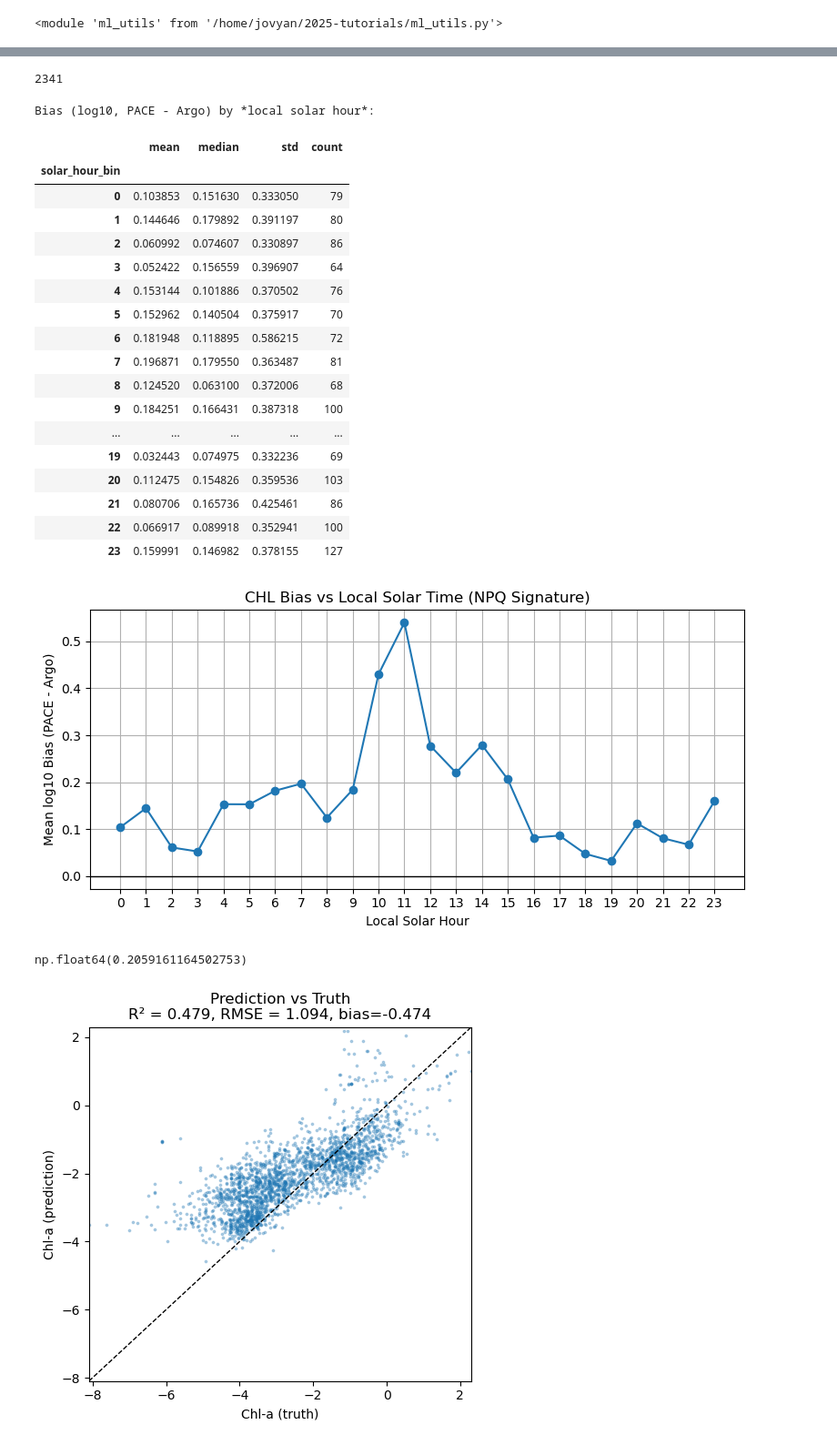
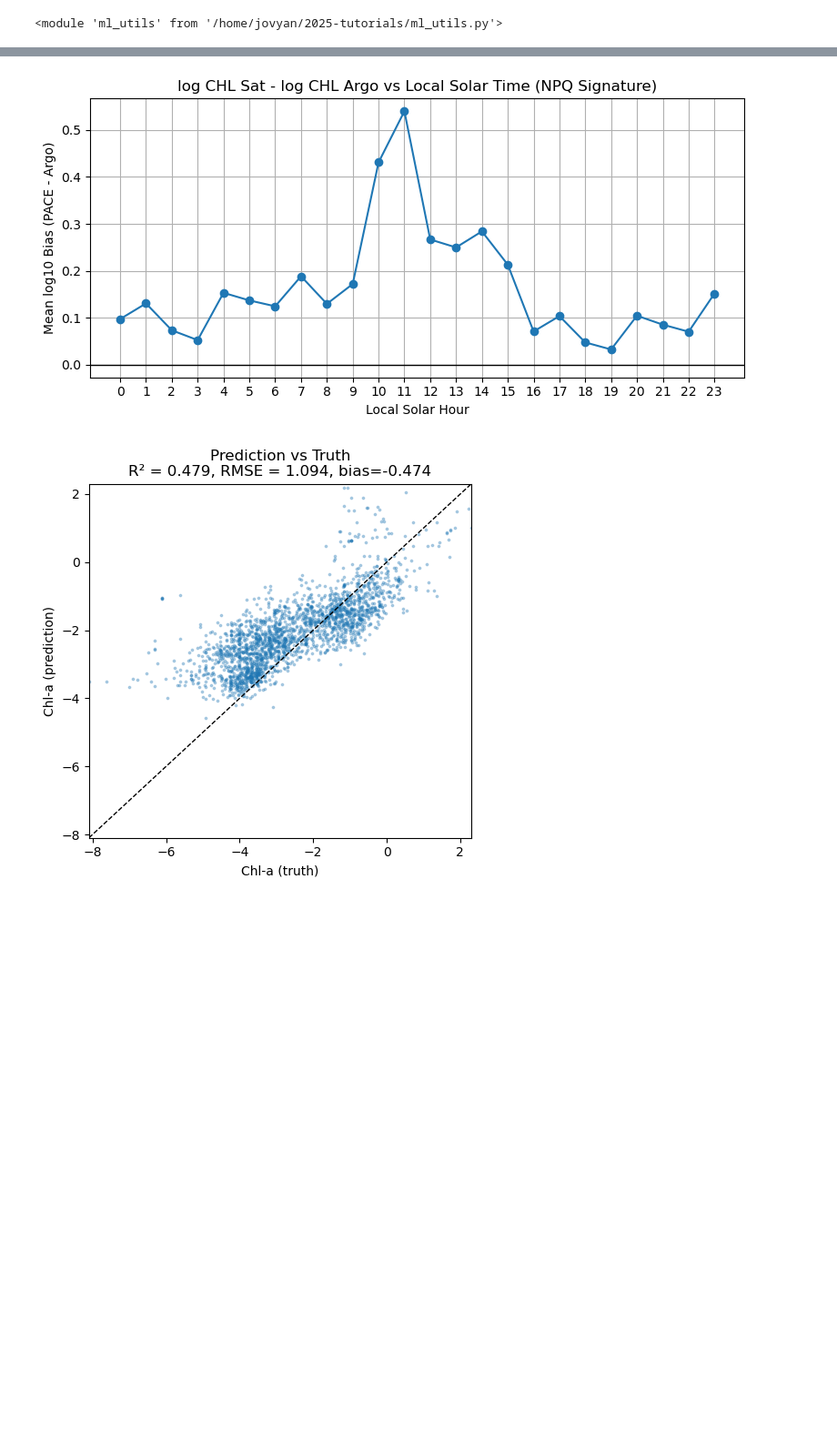
Before and after one commit to eeholmes/2025-tutorials, a Jupyter notebook: argo-matchups.ipynb, the cells around one changed output, grey strips where cells are left out. Shown at 91% size. Cells and saved outputs as stored; diff of their text form; code cells hidden in the pictures; blank space fills up the shorter version.

Commit message:
various fixes regarded extras rows added by chl
I needed to get the rrs and chl dataframes in the same way and then merge

```diff
--- a/argo-matchups.ipynb
+++ b/argo-matchups.ipynb
@@ -479,8 +502,3 @@ Index(['time', 'lat', 'lon', 'y', 'df_lat', 'df_lon', 'Rrs_346', 'Rrs_348',
-# %%
-df_clean = df.dropna().reset_index(drop=True)
-len(df_clean)
-# %% [output]
-2341
 # %%
 import pandas as pd
 import numpy as np
@@ -493,69 +511,46 @@ import matplotlib.pyplot as plt
 df_bias = df.copy()
 
 # --- Ensure datetime ---
-df_bias['time'] = pd.to_datetime(df_bias['time'], utc=True, errors='coerce')
+df_bias['TIME'] = pd.to_datetime(df_bias['TIME'], utc=True, errors='coerce')
 
 # --- Basic cleaning: drop rows missing key fields ---
-df_bias = df_bias.dropna(subset=['time', 'lon', 'y', 'pace_chlor_a'])
+df_bias = df_bias.dropna(subset=['TIME', 'LONGITUDE', 'CHLA', 'pace_chlor_a'])
 
 # --- Remove non-positive CHL (can't take log10 of these) ---
-df_bias = df_bias[(df_bias['y'] > 0) & (df_bias['pace_chlor_a'] > 0)]
+df_bias = df_bias[(df_bias['CHLA'] > 0) & (df_bias['pace_chlor_a'] > 0)]
 
 # --- Compute log10 CHL and bias (PACE - Argo) ---
 eps = 1e-6  # tiny offset for numerical safety, but we already filtered <=0
-df_bias['log_y'] = np.log10(df_bias['y'] + eps)
+df_bias['log_chl_argo'] = np.log10(df_bias['CHLA'] + eps)
 df_bias['log_chl_sat'] = np.log10(df_bias['pace_chlor_a'] + eps)
-df_bias['bias'] = df_bias['log_chl_sat'] - df_bias['log_y']
+df_bias['bias'] = df_bias['log_chl_sat'] - df_bias['log_chl_argo']
 
 # --- Compute local solar time (approx) ---
 # longitude in degrees east; 15° = 1 hour offset from UTC
-df_bias['solar_hour'] = (df_bias['time'].dt.hour + df_bias['lon'] / 15.0) % 24
+df_bias['solar_hour'] = (df_bias['TIME'].dt.hour + df_bias['LONGITUDE'] / 15.0) % 24
 
 # Bin into integer solar hours (0–23)
 df_bias['solar_hour_bin'] = df_bias['solar_hour'].astype(int)
 
 # --- Group by local solar hour and compute stats ---
 bias_by_solar = df_bias.groupby('solar_hour_bin')['bias'].agg(['mean', 'median', 'std', 'count'])
 
-print("Bias (log10, PACE - Argo) by *local solar hour*:")
-display(bias_by_solar)
+#print("Bias (log10, PACE - Argo) by *local solar hour*:")
+#display(bias_by_solar)
 
 # --- Plot mean bias vs local solar hour ---
 plt.figure(figsize=(8, 4))
 plt.plot(bias_by_solar.index, bias_by_solar['mean'], '-o')
 plt.axhline(0, color='k', lw=1)
 plt.xlabel('Local Solar Hour')
 plt.ylabel('Mean log10 Bias (PACE - Argo)')
-plt.title('CHL Bias vs Local Solar Time (NPQ Signature)')
+plt.title('log CHL Sat - log CHL Argo vs Local Solar Time (NPQ Signature)')
 plt.grid(True)
 plt.xticks(range(0, 24))
 plt.tight_layout()
 plt.show()
 # %% [output]
-Bias (log10, PACE - Argo) by *local solar hour*:
-|  | mean | median | std | count |
-| solar_hour_bin |  |  |  |  |
-| 0 | 0.103853 | 0.151630 | 0.333050 | 79 |
-| 1 | 0.144646 | 0.179892 | 0.391197 | 80 |
-| 2 | 0.060992 | 0.074607 | 0.330897 | 86 |
-| 3 | 0.052422 | 0.156559 | 0.396907 | 64 |
-| 4 | 0.153144 | 0.101886 | 0.370502 | 76 |
-| 5 | 0.152962 | 0.140504 | 0.375917 | 70 |
-| 6 | 0.181948 | 0.118895 | 0.586215 | 72 |
-| 7 | 0.196871 | 0.179550 | 0.363487 | 81 |
-| 8 | 0.124520 | 0.063100 | 0.372006 | 68 |
-| 9 | 0.184251 | 0.166431 | 0.387318 | 100 |
-| ... | ... | ... | ... | ... |
-| 19 | 0.032443 | 0.074975 | 0.332236 | 69 |
-| 20 | 0.112475 | 0.154826 | 0.359536 | 103 |
-| 21 | 0.080706 | 0.165736 | 0.425461 | 86 |
-| 22 | 0.066917 | 0.089918 | 0.352941 | 100 |
-| 23 | 0.159991 | 0.146982 | 0.378155 | 127 |
-[figure, old version]
+[figure, new version]
-# %%
-np.mean(df["bias"])
-# %% [output]
-np.float64(0.2059161164502753)
 # %%
 import numpy as np
 import matplotlib.pyplot as plt
```
Also changed, not shown: parts of 14 cells of this notebook, 1 other file.
